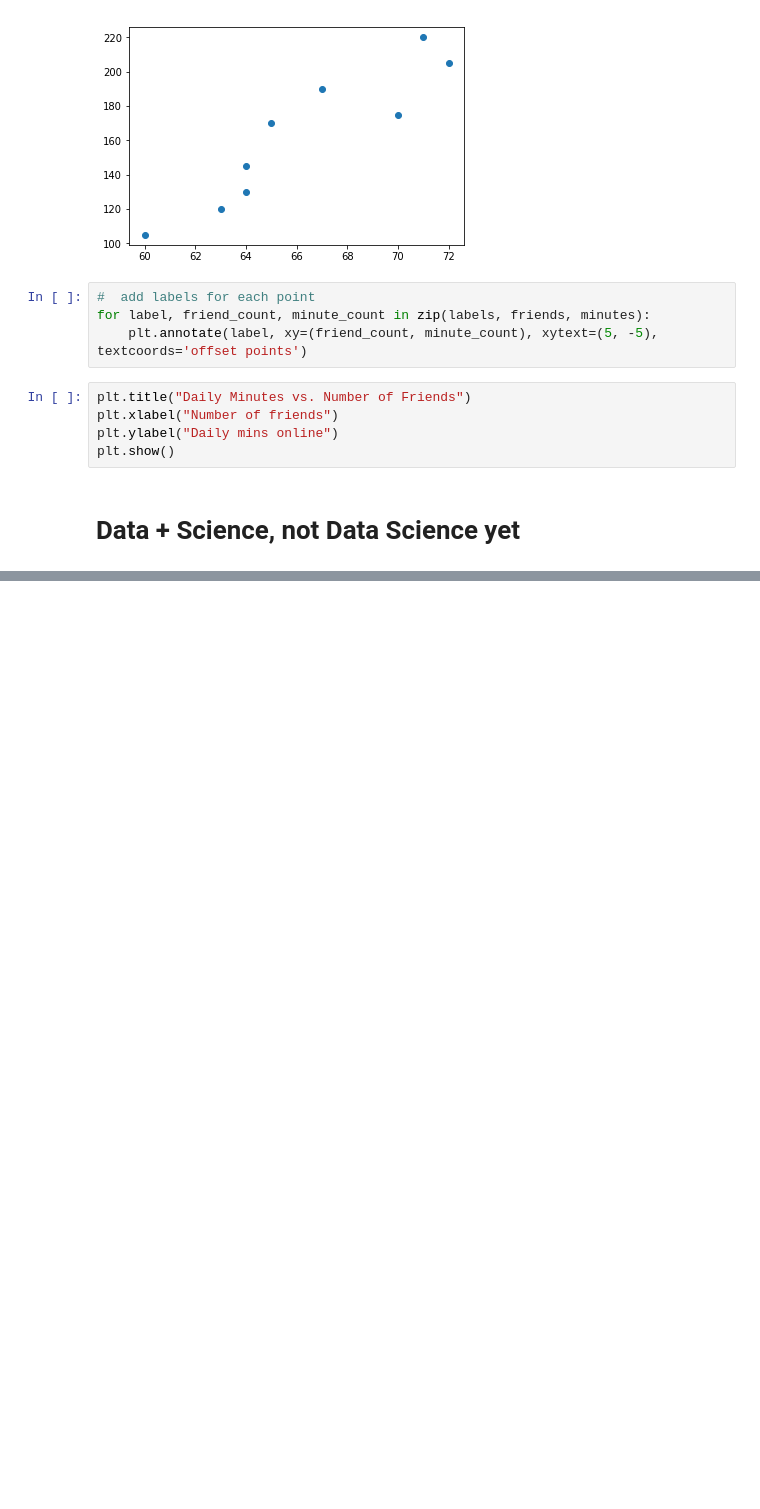
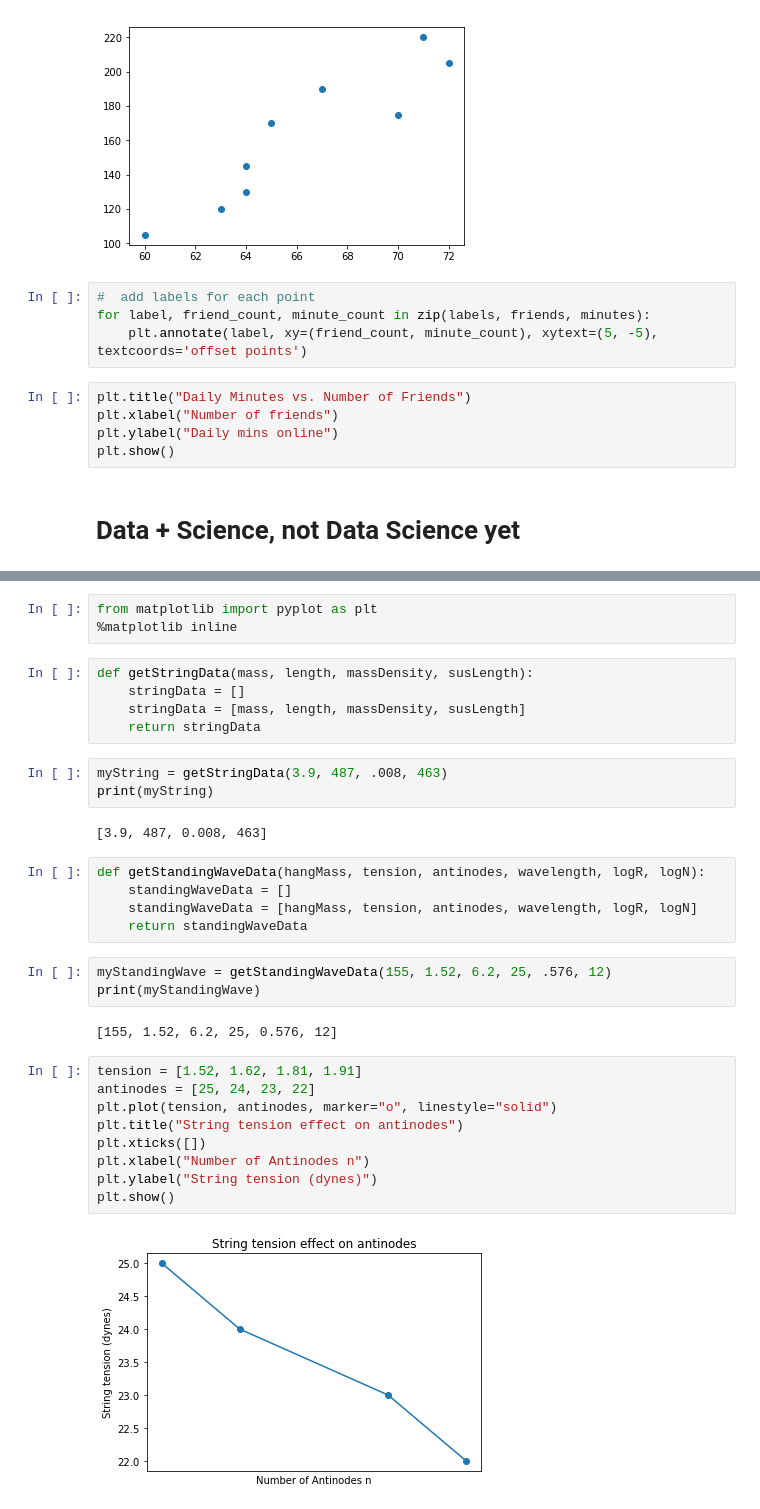
Before and after one commit to gorbulus/DS_Playbook, a Jupyter notebook: Matplotlib.ipynb, the cells around one changed output, grey strips where cells are left out. Cells and saved outputs as stored; diff of their text form; blank space fills up the shorter version.

```diff
--- a/Matplotlib.ipynb
+++ b/Matplotlib.ipynb
@@ -181,0 +185,34 @@ A suspended string was weighed and measured in length before being attached to a
+# %%
+from matplotlib import pyplot as plt
+%matplotlib inline
+# %%
+def getStringData(mass, length, massDensity, susLength):
+    stringData = []
+    stringData = [mass, length, massDensity, susLength]
+    return stringData
+# %%
+myString = getStringData(3.9, 487, .008, 463)
+print(myString)
+# %% [output]
+[3.9, 487, 0.008, 463]
+# %%
+def getStandingWaveData(hangMass, tension, antinodes, wavelength, logR, logN):
+    standingWaveData = []
+    standingWaveData = [hangMass, tension, antinodes, wavelength, logR, logN]
+    return standingWaveData
+# %%
+myStandingWave = getStandingWaveData(155, 1.52, 6.2, 25, .576, 12)
+print(myStandingWave)
+# %% [output]
+[155, 1.52, 6.2, 25, 0.576, 12]
+# %%
+tension = [1.52, 1.62, 1.81, 1.91]
+antinodes = [25, 24, 23, 22]
+plt.plot(tension, antinodes, marker="o", linestyle="solid")
+plt.title("String tension effect on antinodes")
+plt.xticks([])
+plt.xlabel("Number of Antinodes n")
+plt.ylabel("String tension (dynes)")
+plt.show()
+# %% [output]
+[figure, added]
```
Also changed, not shown: parts of 2 cells of this notebook.
